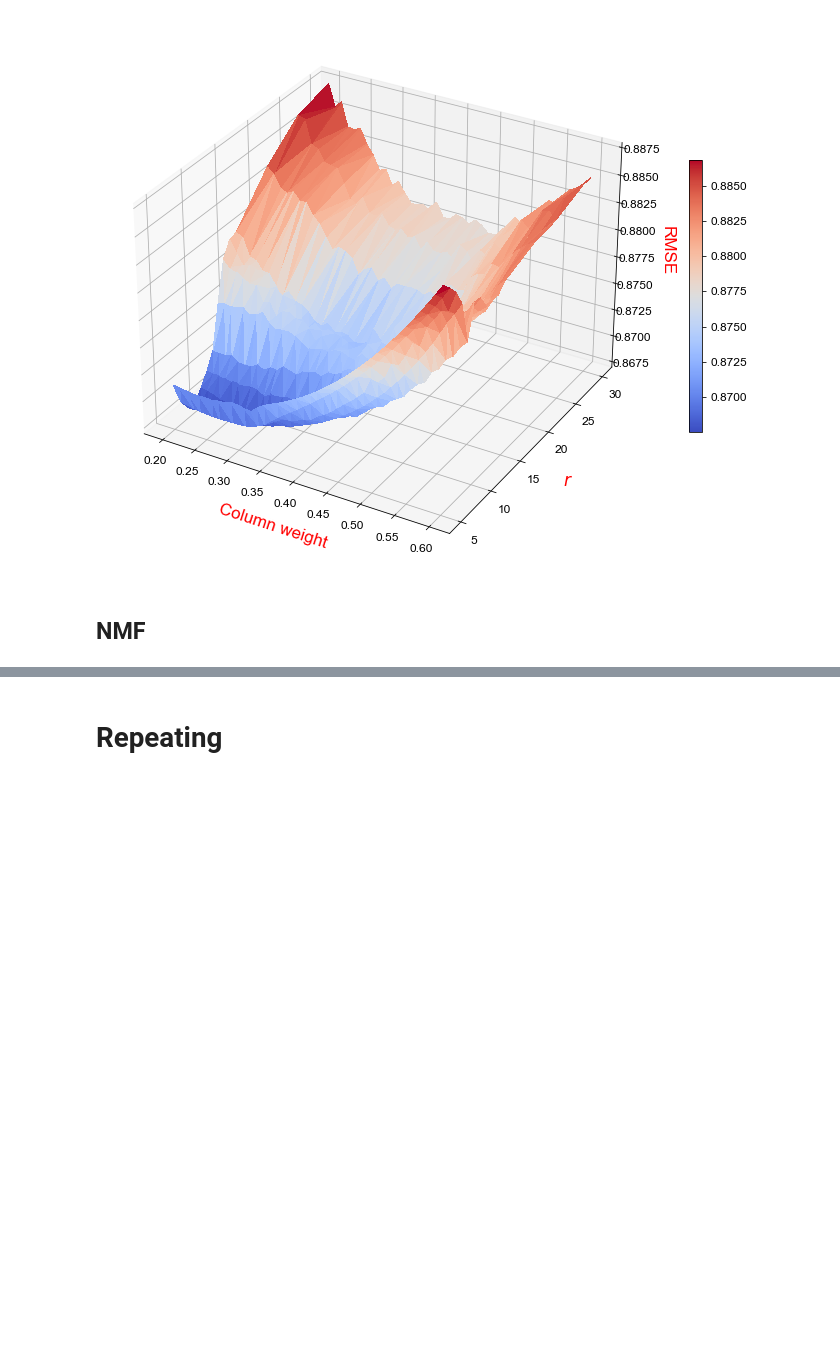
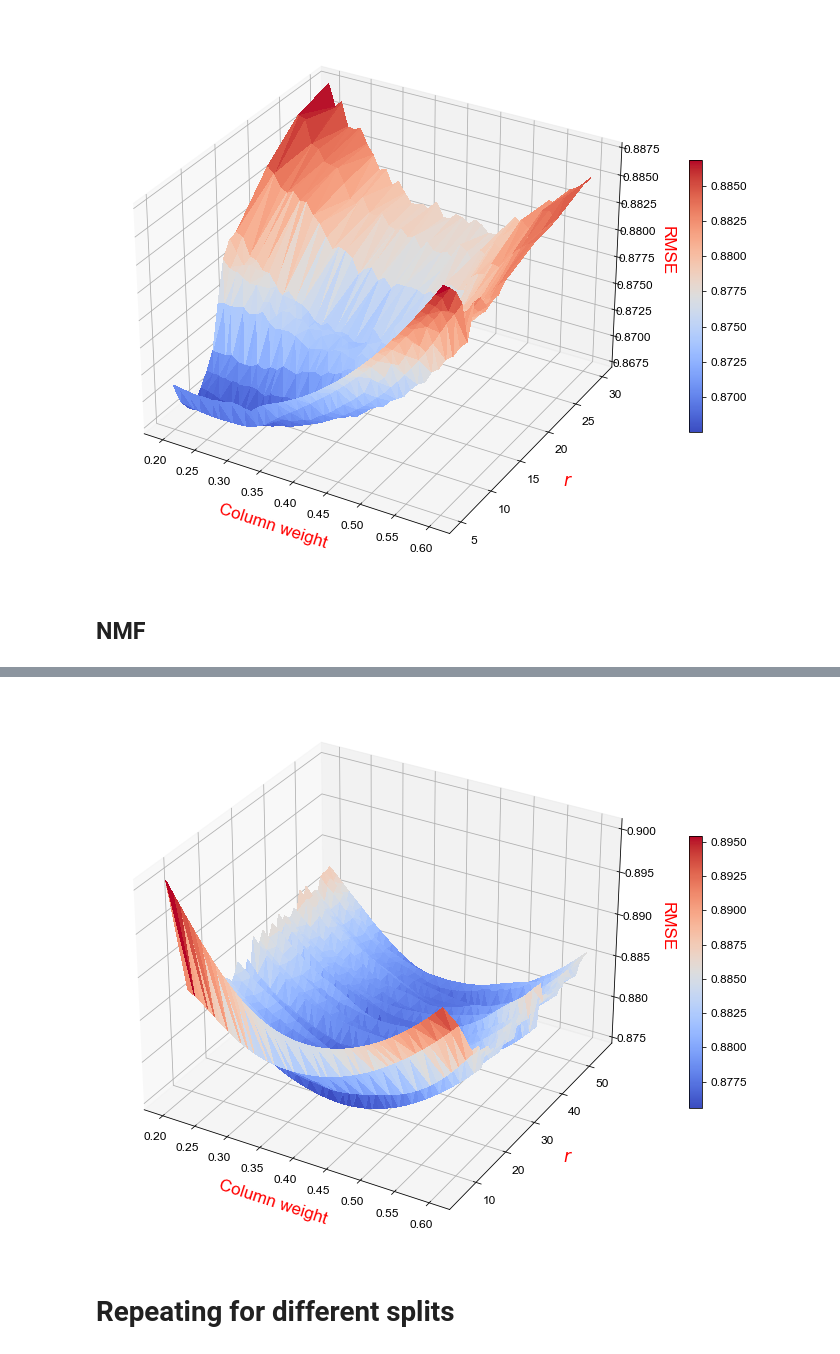
Before and after one commit to dmika1234/MoCaDR_proj1, a Jupyter notebook: src/presenting_results.ipynb, the cells around one changed output, grey strips where cells are left out. Drawn from its saved outputs; the diff is of its cells as text; code cells hidden in the pictures; blank space fills up the shorter version.

```diff
--- a/src/presenting_results.ipynb
+++ b/src/presenting_results.ipynb
@@ -197,13 +214,15 @@ res_nmf_3d.loc[res_nmf_3d.apply(lambda x: pd.Series(x.nsmallest(n).index))['RMSE
 # %%
-X3, Y3, Z3 = res_svd1_3d.T.values
+X3, Y3, Z3 = res_nmf_3d.T.values
 fig = plt.figure(figsize=(15, 10))
 ax = fig.gca(projection='3d')
 surf = ax.plot_trisurf(X3, Y3, Z3, cmap=cm.coolwarm, edgecolor='black', linewidth=0, antialiased=False)
 # Add a color bar which maps values to colors.
 fig.colorbar(surf, shrink=0.5, aspect=20)
 ax.set_xlabel('Column weight', fontsize=17, color='red', labelpad=10)
 ax.set_ylabel('$r$', fontsize=17, color='red', labelpad=10)
 ax.set_zlabel('RMSE', rotation=-90, fontsize=17, color='red', labelpad=10)
-plt.savefig('Report/fig/svd2_r_w.png')
+plt.savefig('Report/fig/nmf_r_w.png')
+# %% [output]
+[figure, added]
 # %% [markdown]
-# Repeating
+# Repeating for different splits
```
Also changed, not shown: parts of 5 cells of this notebook, 13 other files.
